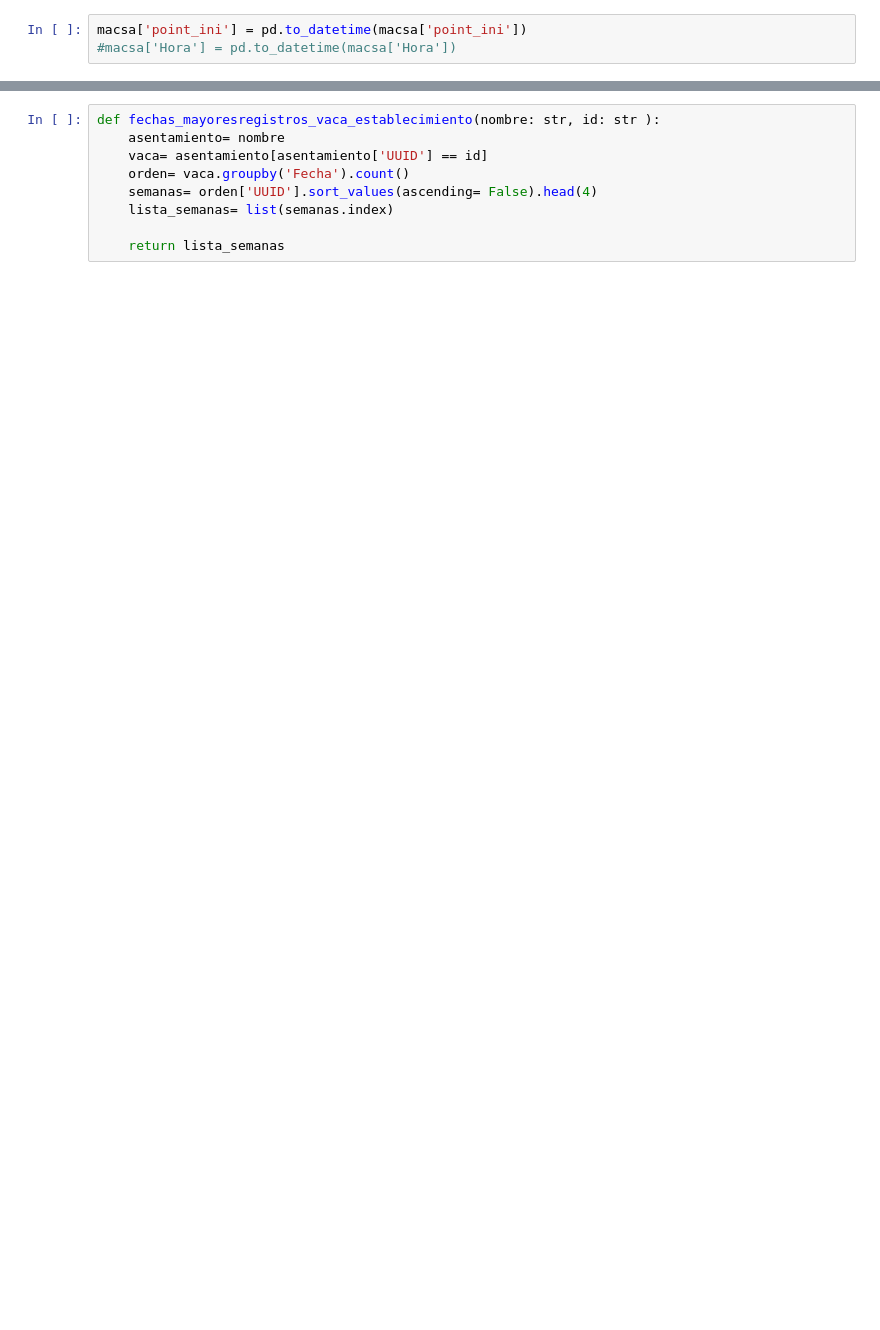
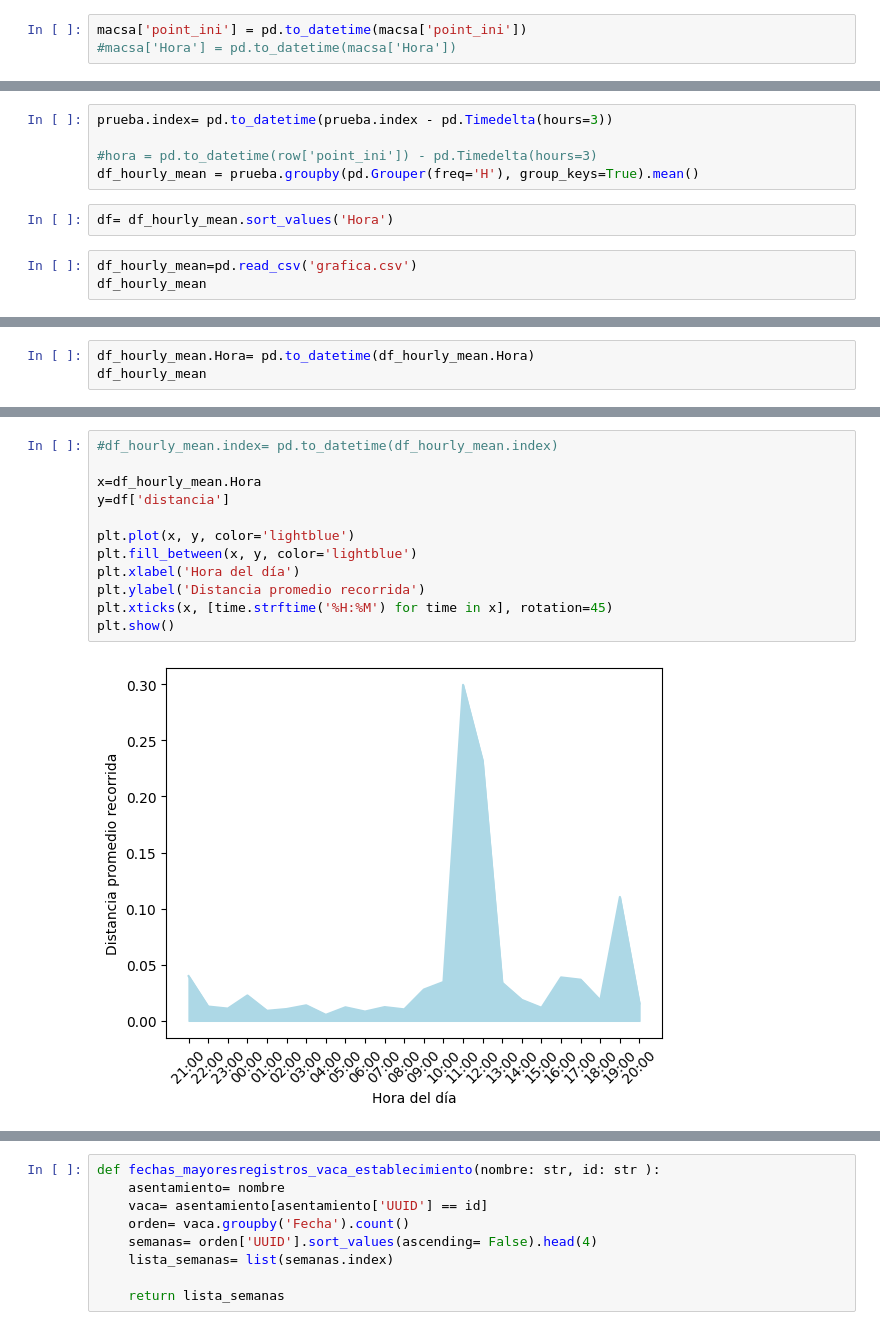
Before and after one commit to Arii95/PF_Henry, a Jupyter notebook: grafica_día.ipynb, the cells around one changed output, grey strips where cells are left out. Cells and saved outputs as stored; diff of their text form; blank space fills up the shorter version.

Commit message:
grafica

```diff
--- a/grafica_día.ipynb
+++ b/grafica_día.ipynb
@@ -185,0 +150,10 @@ NameError: name 'macsa' is not defined
+# %%
+prueba.index= pd.to_datetime(prueba.index - pd.Timedelta(hours=3))
+
+#hora = pd.to_datetime(row['point_ini']) - pd.Timedelta(hours=3)
+df_hourly_mean = prueba.groupby(pd.Grouper(freq='H'), group_keys=True).mean()
+# %%
+df= df_hourly_mean.sort_values('Hora')
+# %%
+df_hourly_mean=pd.read_csv('grafica.csv')
+df_hourly_mean
@@ -185,0 +178,3 @@ NameError: name 'macsa' is not defined
+# %%
+df_hourly_mean.Hora= pd.to_datetime(df_hourly_mean.Hora)
+df_hourly_mean
@@ -185,0 +199,14 @@ NameError: name 'macsa' is not defined
+# %%
+#df_hourly_mean.index= pd.to_datetime(df_hourly_mean.index)
+
+x=df_hourly_mean.Hora
+y=df['distancia']
+
+plt.plot(x, y, color='lightblue')
+plt.fill_between(x, y, color='lightblue')
+plt.xlabel('Hora del día')
+plt.ylabel('Distancia promedio recorrida')
+plt.xticks(x, [time.strftime('%H:%M') for time in x], rotation=45)
+plt.show()
+# %% [output]
+[figure, added]
```
Also changed, not shown: parts of 89 cells of this notebook, 4 other files.
